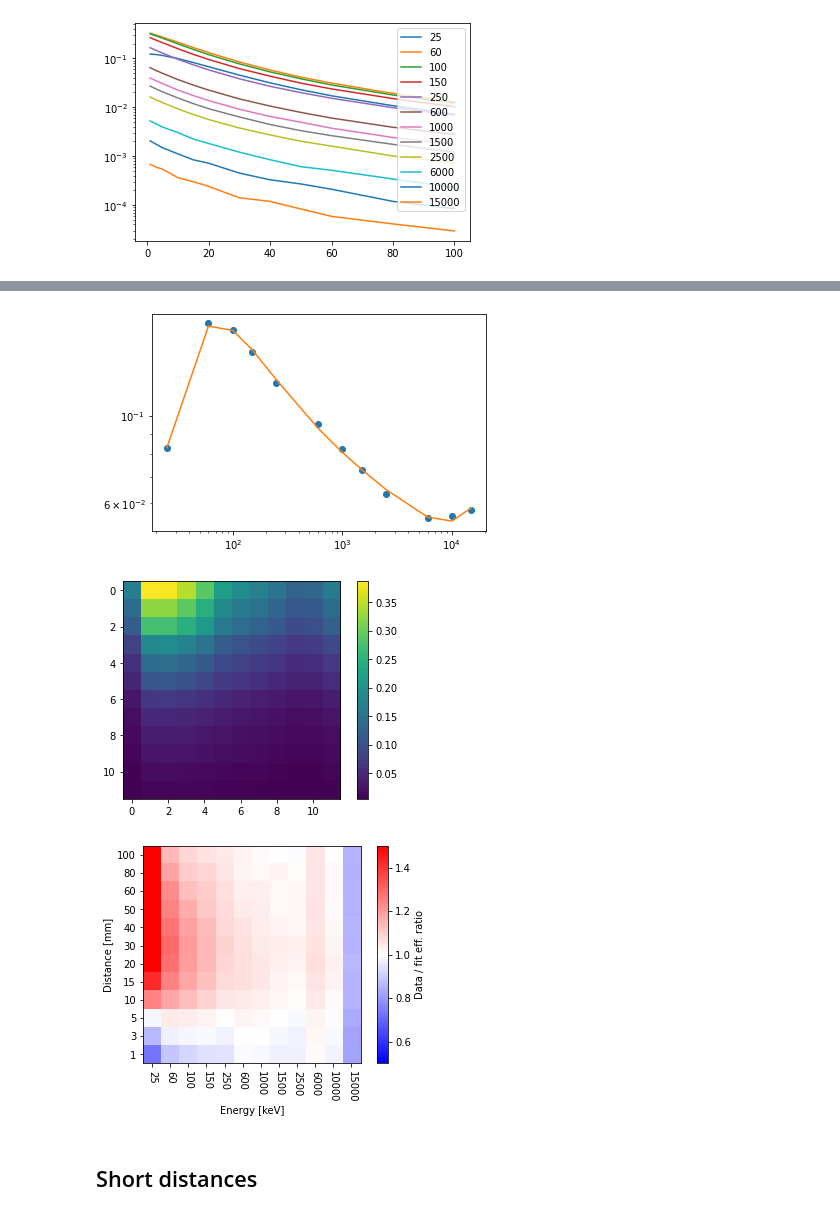
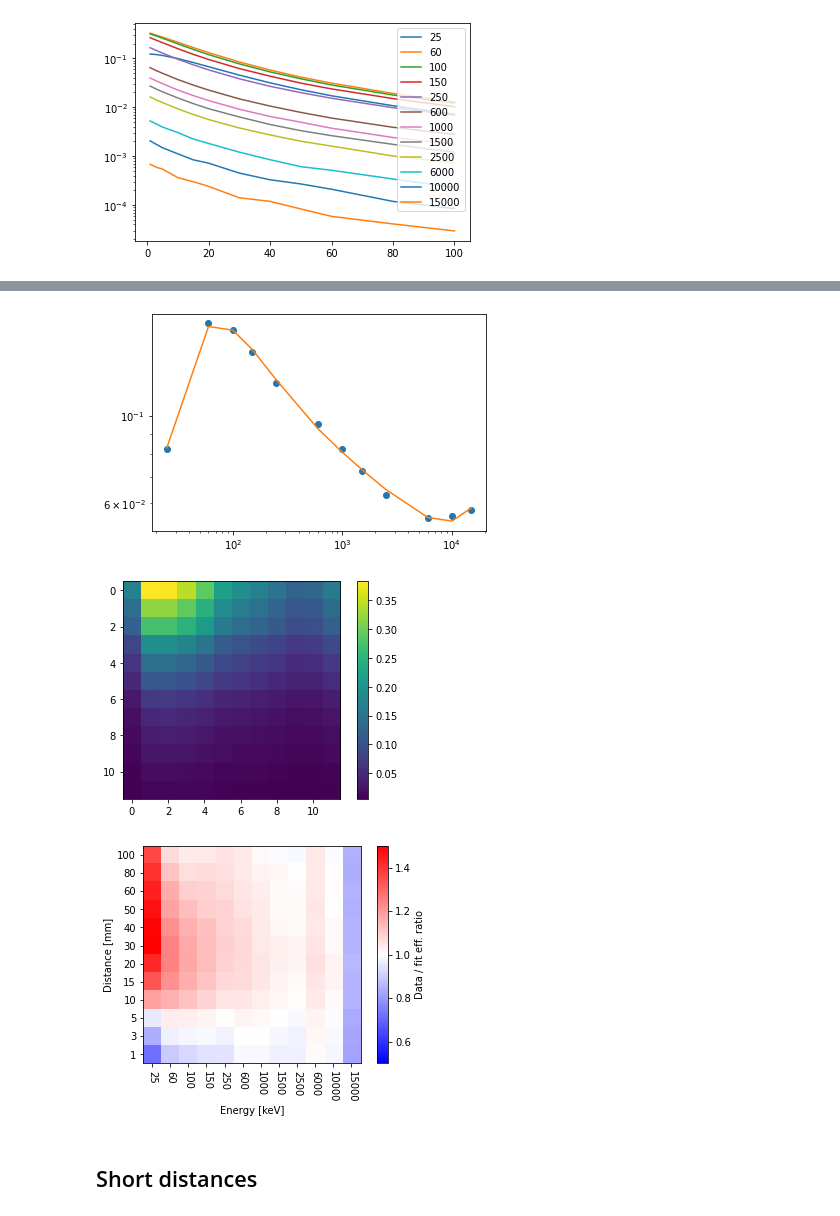
Before and after one commit to Balazzs/HPGECalorimeter, a Jupyter notebook: Efficiency.ipynb, the cells around one changed output, grey strips where cells are left out. Saved outputs shown, nothing was run; the diff lists cells and outputs as text; code cells hidden in the pictures.

```diff
--- a/Efficiency.ipynb
+++ b/Efficiency.ipynb
@@ -176,7 +176,7 @@ def get_r_0s(data, name):
 # %%
 def fit_r_0(r_0s, r0_shape, color=None, name=None):
     p0 = np.array([r_0s[-1, 0] - r_0s[1, 0], 0.01, r_0s[1, 0]])
-    p_opt, p_cov = curve_fit(r0_shape, mono_energies[2:], r_0s[2:, 0], p0=p0)
+    p_opt, p_cov = curve_fit(r0_shape, mono_energies[1:], r_0s[1:, 0], p0=p0, sigma=r_0s[1:, 1])
 
     xx = np.linspace(mono_energies[0], mono_energies[-1], 1000)
     plt.plot(xx, r0_shape(xx, *p_opt), alpha=0.3, label=None if name is None else name + " fit")
@@ -297,9 +297,9 @@ p_opts, f_eff, fitted = fit_efficiencies(photo, photo_r0, "photo")
 # %%
-fit_efficiencies(full, total_r0, "total");
+fit_efficiencies(total, total_r0, "total");
 # %% [output]
 [figure]
 [figure]
-[figure, old version]
+[figure, new version]
 # %% [markdown]
 ## Short distances
 # %%
```
Also changed, not shown: parts of 29 cells of this notebook, 12 other files.
